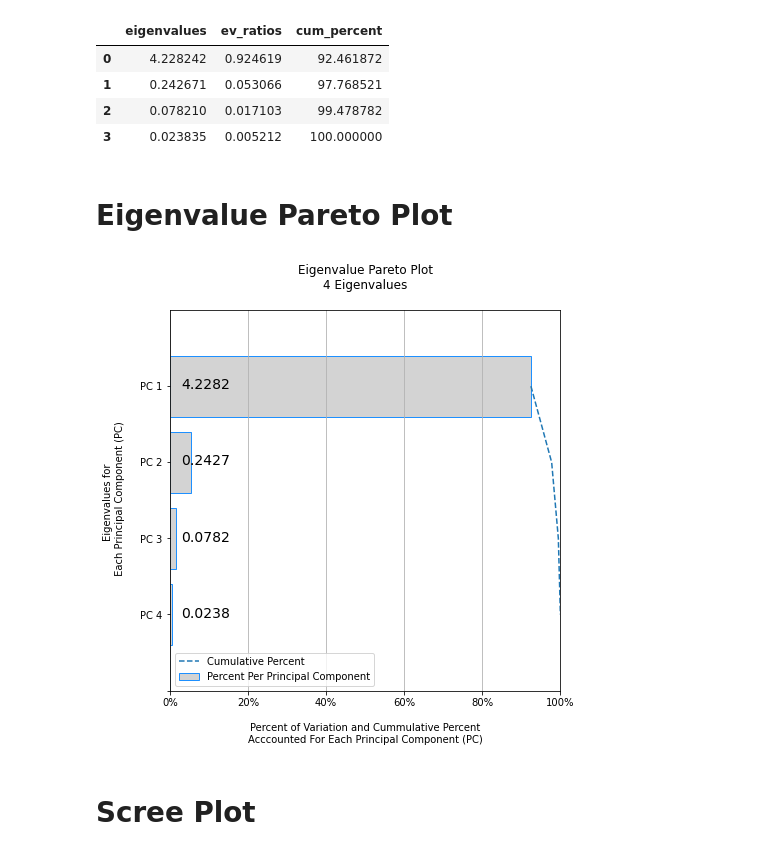
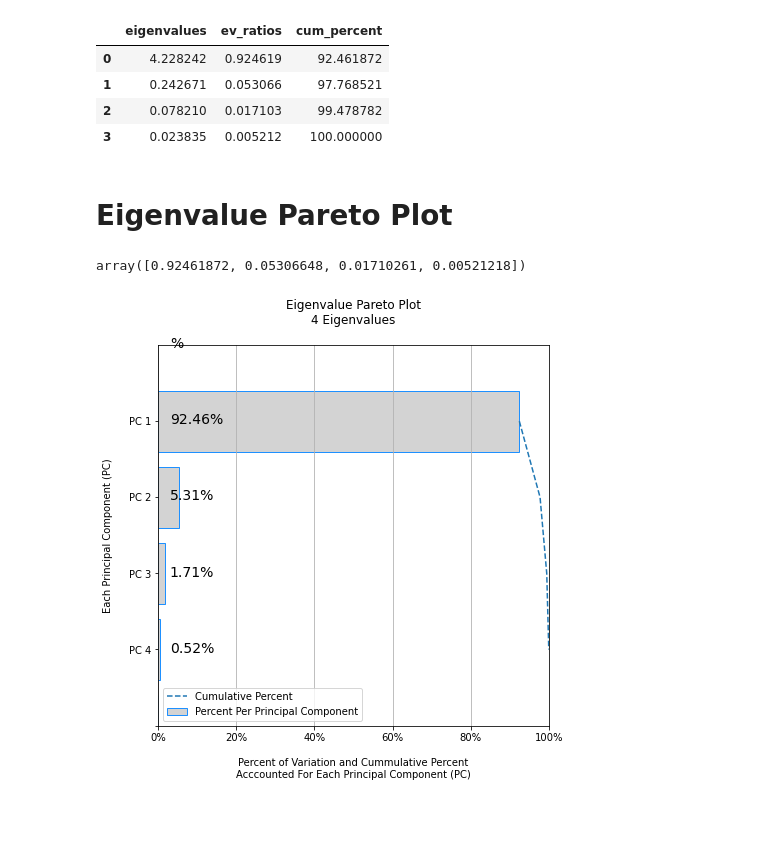
Before and after one commit to AaronNHorvitz/WanderingGoose, a Jupyter notebook: Sandbox/PCA Utility/001 PCA Build.ipynb, the cells around one changed output. Cells and saved outputs as stored; diff of their text form; code cells hidden in the pictures; blank space fills up the shorter version.

Commit message:
Fixed percentage labeling in Pareto plot

```diff
--- a/Sandbox/PCA Utility/001 PCA Build.ipynb
+++ b/Sandbox/PCA Utility/001 PCA Build.ipynb
@@ -187,8 +187,12 @@ ev_matrix
 | 1 | 0.242671 | 0.053066 | 97.768521 |
 | 2 | 0.078210 | 0.017103 | 99.478782 |
 | 3 | 0.023835 | 0.005212 | 100.000000 |
-# %% [markdown]
-# Eigenvalue Pareto Plot
+# %% [markdown]
+# Eigenvalue Pareto Plot
+# %%
+ev_ratios
+# %% [output]
+array([0.92461872, 0.05306648, 0.01710261, 0.00521218])
 # %%
 max_eigenvals = 10
 
@@ -212,10 +216,8 @@ cum_percent = ev_matrix['cum_percent'][0:(num_eigenvals_to_show + 1)].sort_value
 if (num_eigenvals_to_show + 1)-len(eigenvalues) > 0:
 
     blank_vals = list(np.full((1,(num_eigenvals_to_show + 1)-len(eigenvalues)), fill_value = '')[0])
-    round_eigen = round(eigenvalues,4)
-    y_labels = round_eigen.append(pd.Series(blank_vals))
-    y_labels = [str(val) for val in y_labels]
-
+    y_labels = round(ev_ratios,2).append(pd.Series(blank_vals))
+    y_labels = [f'{val}%' for val in y_labels]
     zero_vals = list(np.full((1,(num_eigenvals_to_show + 1)-len(eigenvalues)), fill_value = 0)[0])
     y_nums = ev_ratios.append(pd.Series(zero_vals))
 
@@ -237,35 +239,32 @@ ax.set_xlim(0,100)
 if max_threshold:  # missing eigenvalues because there are more than the max threshold
     not_shown = len(ev_matrix)-max_eigenvals
     ax.set_title(f'Eigenvalue Pareto Plot\n{num_eigenvals_to_show+1} Eigenvalues\n{not_shown} Eigenvalue(s) not displayed.\n')
     ax.set_ylim(-1,(num_eigenvals_to_show + 1))
 
 else:
     ax.set_title(f'Eigenvalue Pareto Plot\n{num_eigenvals_to_show} Eigenvalues\n')
     ax.set_ylim(0,(num_eigenvals_to_show + 1))
 
-
 ax.set_xlabel('\nPercent of Variation and Cummulative Percent\nAcccounted For Each Principal Component (PC)')
 
 # Set Y values and tick lables
-ax.set_ylabel(f'Eigenvalues for \n Each Principal Component (PC)\n')
+ax.set_ylabel(f'Each Principal Component (PC)\n')
 ax.set_yticks(y_vals)
 
 # Make sure to label the principal components corresponding to the Eigenvalues
 new_y_labels = []
 for count in range(1, len(y_labels)+1):
     new_val = f'PC {count}'
 
     if count == len(y_labels):
         new_y_labels.append('')
     else:
         new_y_labels.append(new_val)
     ax.text(3,count-0.04, y_labels[len(y_labels)-count-1], fontsize = 14)
 
 ax.set_yticklabels(new_y_labels[0:len(y_vals)])
 ax.grid(axis="x")
 ax.legend(loc = 3)
 plt.show()
 # %% [output]
-[figure, old version]
+[figure, new version]
-# %% [markdown]
-# Scree Plot
```
Also changed, not shown: parts of 11 cells of this notebook.
